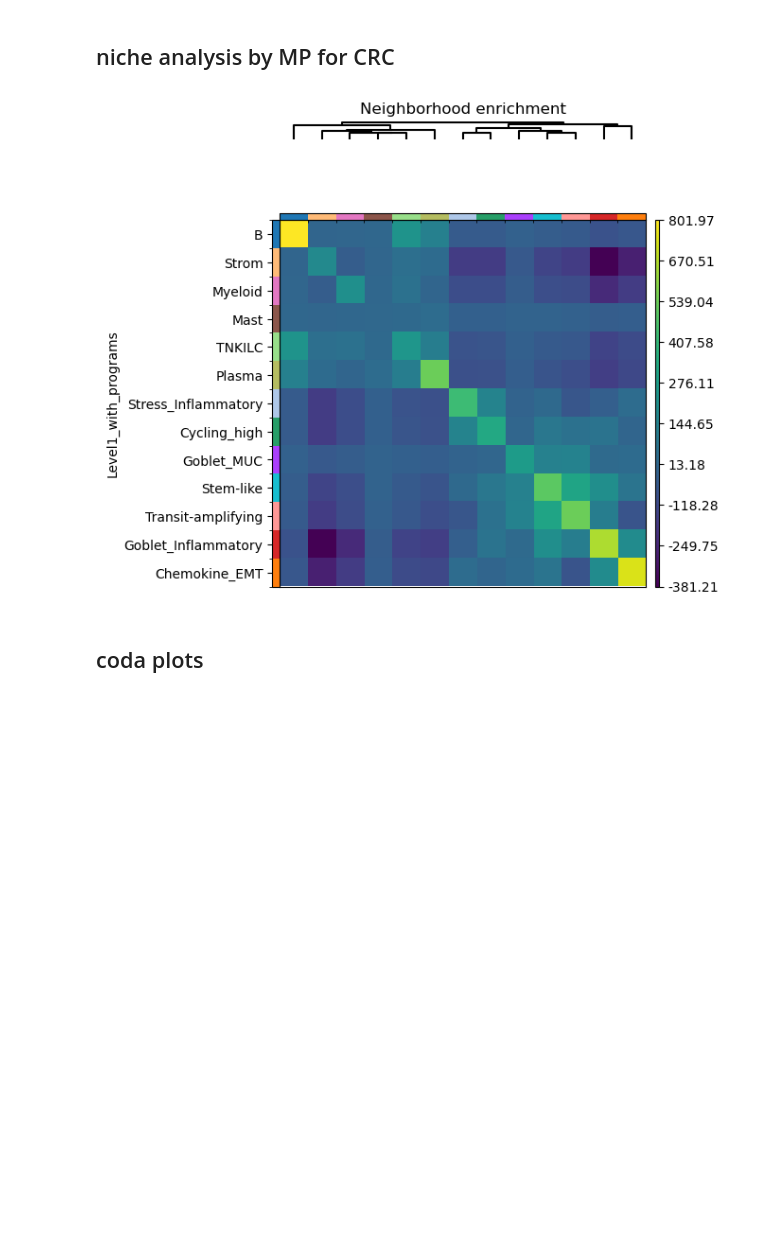
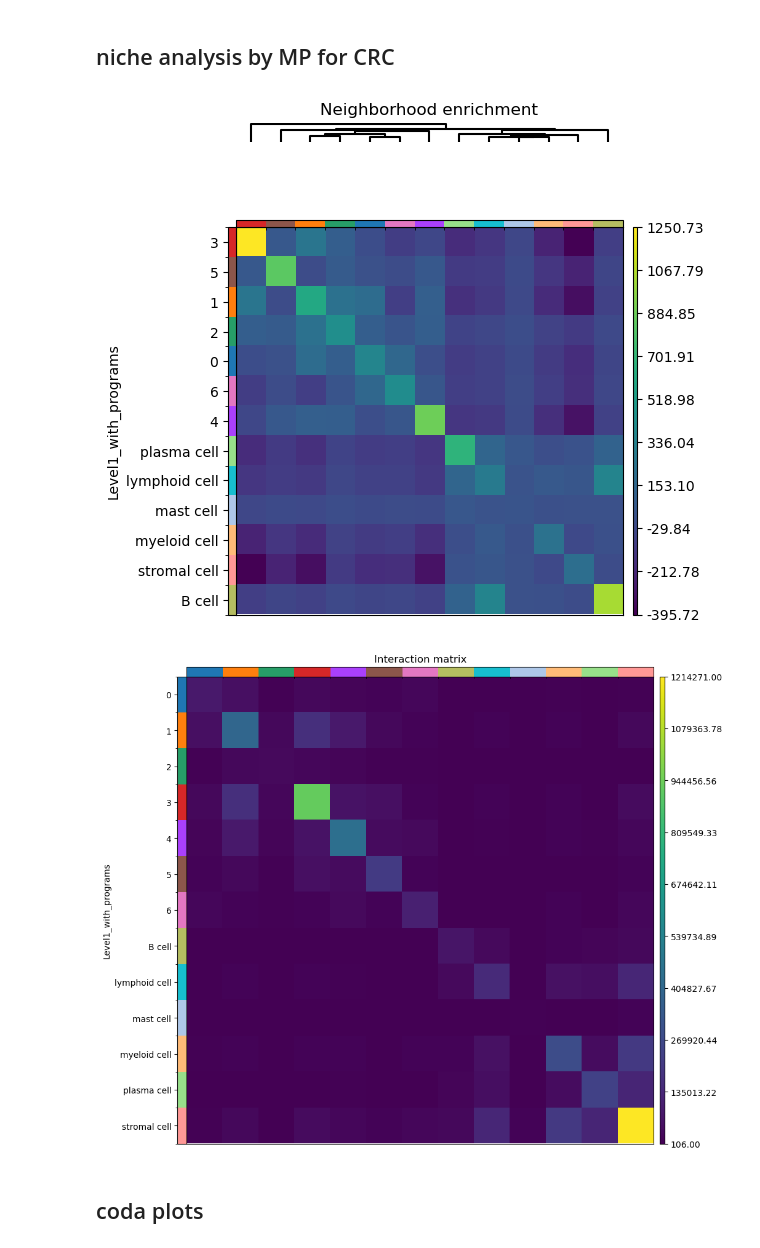
Before and after one commit to bdsc-tds/Norkin2026, a Jupyter notebook: workflow/analysis/xenium/2-coda.ipynb, the cells around one changed output. Cells and saved outputs as stored; diff of their text form; code cells hidden in the pictures; blank space fills up the shorter version.

```diff
--- a/workflow/analysis/xenium/2-coda.ipynb
+++ b/workflow/analysis/xenium/2-coda.ipynb
@@ -87,9 +89,9 @@ else:
 # add cell type annotation from raw to all correction methods
 readwrite.read_annotations(ads, [correction_method], xenium_annot_paths, level, max_workers=8)
 
-# remove 169V sample
-print("Exclude 169V peritoneal sample")
-ads['raw'] = { k:v for k,v in ads['raw'].items() if k[-2] != '169V' }
+# # remove 169V sample
+# print("Exclude 169V peritoneal sample")
+# ads['raw'] = { k:v for k,v in ads['raw'].items() if k[-2] != '169V' }
 
 # concat samples
 genes = [v.var_names for k, v in ads[correction_method].items()]
@@ -111,6 +113,16 @@ df_cells_to_exclude_leiden_outlier = pd.read_csv(cfg['xenium_metadata_dir']+"cel
 adata = adata[~(adata.obs["full_id"].isin(df_cells_to_exclude_leiden_outlier["full_id"]))].copy()
 print("Filtering out",len(df_cells_to_exclude_leiden_outlier),"cells creating outlier leiden cluster after integration")
 
+# exclude healthy epithelial cells from 1DDI
+idx_cells_to_exclude_1DDI = pd.read_csv(cfg['xenium_metadata_dir']+"malignant_cells_1DDI_tumor.csv",index_col=0).iloc[:,0].values
+adata = adata[~(adata.obs["full_id"].isin(idx_cells_to_exclude_1DDI))].copy()
+print("Filtering out",len(idx_cells_to_exclude_1DDI),"healthy epithelial cells from 1DDI")
+
+# relabel epithelial cells with high CAF signature to stromal
+idx_cells_to_exclude_malignant = pd.read_csv(cfg['xenium_metadata_dir']+"cells_to_exclude_from_malignant.csv",index_col=0).iloc[:,0].values
+adata.obs.loc[adata.obs['full_id'].isin(idx_cells_to_exclude_malignant),level] = 'Stroma'
+print("Relabelling",len(idx_cells_to_exclude_malignant),"malignant cells to stromal cells")
+
 # apply QC
 sc.pp.calculate_qc_metrics(adata, inplace=True, percent_top=False)
 idx_qc = (adata.obs["total_counts"] > min_n_counts)
@@ -199,14 +231,15 @@ df_morph_classes_donor_props = (
 ### Read malignant programs annotation
 # %%
 level_with_programs = f'{level}_with_programs'
-programs_key = 'leiden_0.6_named'
+integration_method = 'bbknn'
+programs_key = f'leiden_0.6_{integration_method}'
 
-obs_malignant = pd.read_parquet(cfg['results_dir']+f'xenium/integration/{correction_method}/{segmentation}/adata_malignant_obs.parquet')
+obs_malignant = pd.read_parquet(cfg['results_dir']+f'xenium/integration/{correction_method}/{segmentation}/adata_malignant_obs_{integration_method}.parquet')
 
 adata.obs_names = adata.obs['full_id']
 col = adata.obs[level].copy()
 col.update(obs_malignant[programs_key])
-adata.obs[level_with_programs] = col.astype('category')
+adata.obs[level_with_programs] = col.astype('str')
 
 # filter out cells that didnt pass QC based on common genes with CRC_PDO
 adata = adata[adata.obs[level_with_programs]!='malignant cell'].copy()
@@ -257,16 +290,19 @@ for plot_annot in [level, level_with_programs]:
 # %% [markdown]
 ## niche analysis by MP for CRC
 # %%
-import squidpy as sq
-cluster_key = 'leiden_0.6_named'
 adata.obs['sample'] = adata.obs['sample'].astype('category')
+adata.obs[level_with_programs] = adata.obs[level_with_programs].astype('category')
 
 # enrichment for crc
 sq.gr.spatial_neighbors(adata, radius=15, spatial_key='spatial',library_key='sample',coord_type='generic',set_diag=True)
 sq.gr.nhood_enrichment(adata, cluster_key=level_with_programs)
 sq.pl.nhood_enrichment(adata, cluster_key=level_with_programs, method="average", figsize=(5, 5))
+
+sq.gr.interaction_matrix(adata, cluster_key=level_with_programs)
+sq.pl.interaction_matrix(adata, cluster_key=level_with_programs)
 # %% [output]
-[figure, old version]
+[figure, new version]
+[figure, added]
 # %% [markdown]
 ## coda plots
 # %%
```
Also changed, not shown: parts of 10 cells of this notebook, 24 other files.
